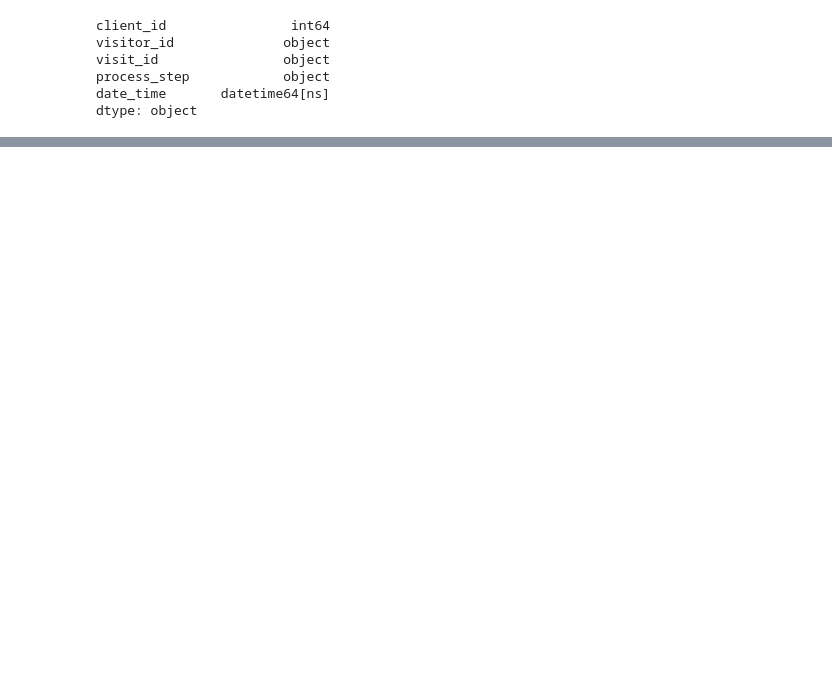
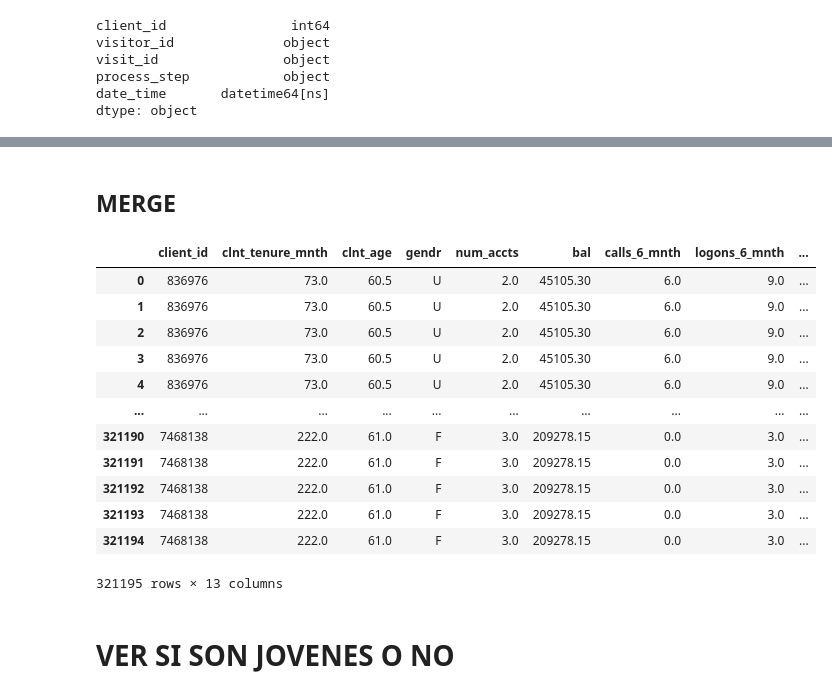
Before and after one commit to ivanalonsom/Project5_EDA_Inferential_Stats, a Jupyter notebook: main.ipynb, the cells around one changed output, grey strips where cells are left out. Drawn from its saved outputs; the diff is of its cells as text; code cells hidden in the pictures; blank space fills up the shorter version.

```diff
--- a/main.ipynb
+++ b/main.ipynb
@@ -45,0 +45,8 @@ dtype: object
+# %%
+df_final_exp = drop_na_df(df_final_exp, "variation")
+# %%
+map_values2 = {'Control': 0, 'Test': 1}
+
+df_final_exp["variation"] = replace_values_df(df_final_exp["variation"], map_values2)
+# %% [markdown]
+## MERGE
@@ -45,0 +59,18 @@ dtype: object
+# %%
+df_all
+# %% [output]
+|  | client_id | clnt_tenure_mnth | clnt_age | gendr | num_accts | bal | calls_6_mnth | logons_6_mnth | ... |
+| 0 | 836976 | 73.0 | 60.5 | U | 2.0 | 45105.30 | 6.0 | 9.0 | ... |
+| 1 | 836976 | 73.0 | 60.5 | U | 2.0 | 45105.30 | 6.0 | 9.0 | ... |
+| 2 | 836976 | 73.0 | 60.5 | U | 2.0 | 45105.30 | 6.0 | 9.0 | ... |
+| 3 | 836976 | 73.0 | 60.5 | U | 2.0 | 45105.30 | 6.0 | 9.0 | ... |
+| 4 | 836976 | 73.0 | 60.5 | U | 2.0 | 45105.30 | 6.0 | 9.0 | ... |
+| ... | ... | ... | ... | ... | ... | ... | ... | ... | ... |
+| 321190 | 7468138 | 222.0 | 61.0 | F | 3.0 | 209278.15 | 0.0 | 3.0 | ... |
+| 321191 | 7468138 | 222.0 | 61.0 | F | 3.0 | 209278.15 | 0.0 | 3.0 | ... |
+| 321192 | 7468138 | 222.0 | 61.0 | F | 3.0 | 209278.15 | 0.0 | 3.0 | ... |
+| 321193 | 7468138 | 222.0 | 61.0 | F | 3.0 | 209278.15 | 0.0 | 3.0 | ... |
+| 321194 | 7468138 | 222.0 | 61.0 | F | 3.0 | 209278.15 | 0.0 | 3.0 | ... |
+321195 rows × 13 columns
+# %% [markdown]
+# VER SI SON JOVENES O NO
```
Also changed, not shown: parts of 33 cells of this notebook, 4 other files.
